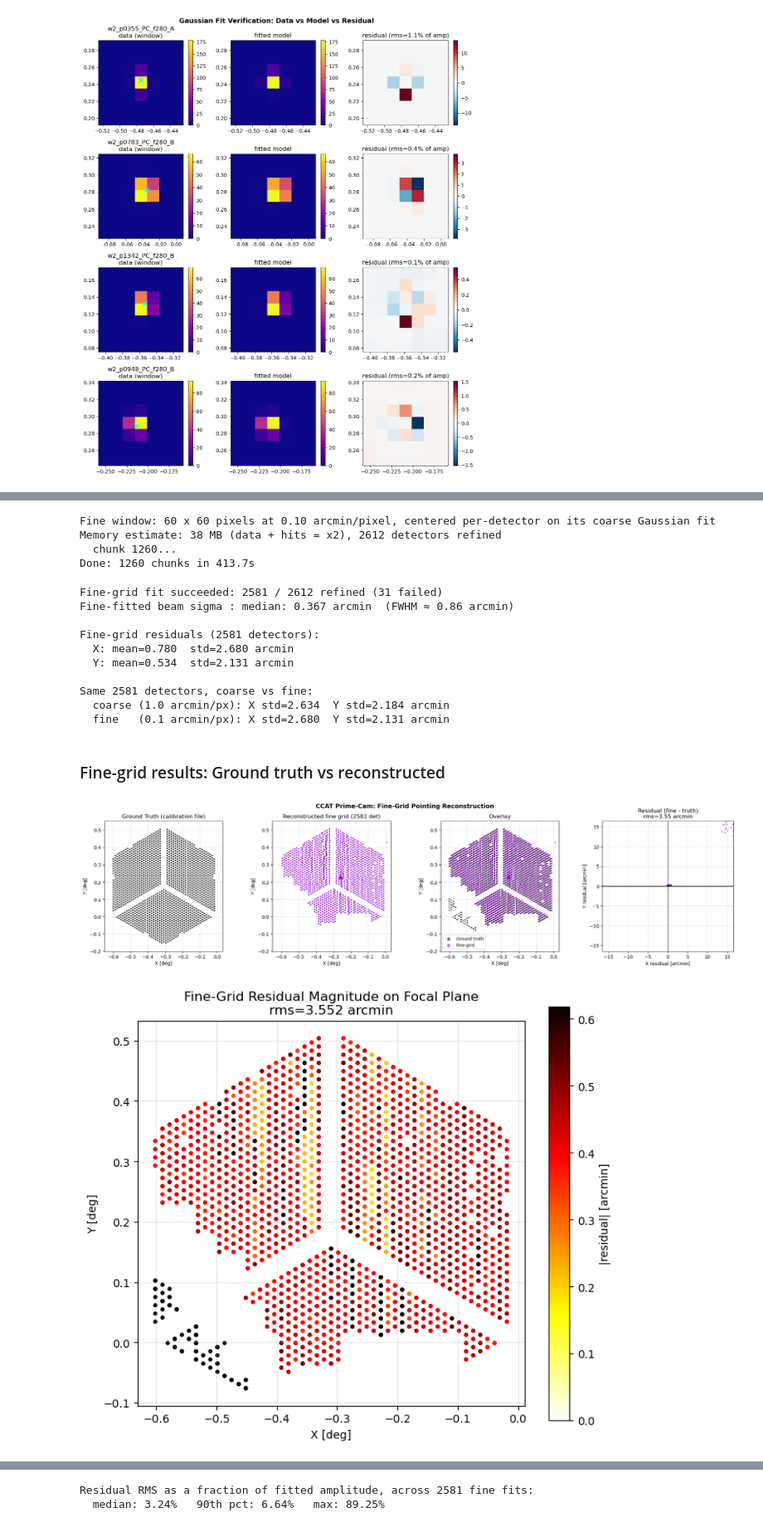
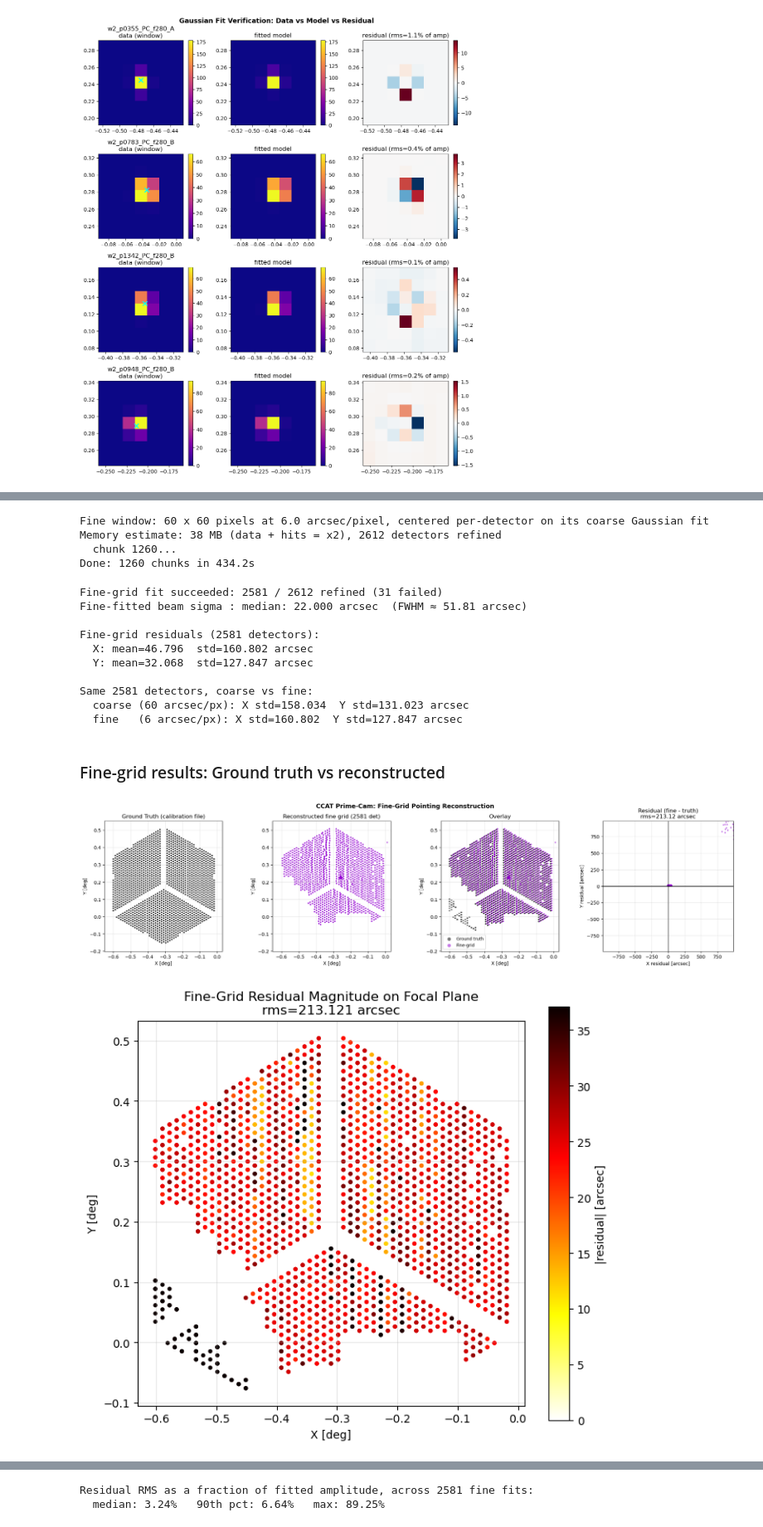
Before and after one commit to ccatobs/ql_mapmaker, a Jupyter notebook: ccat_mapmaker/notebooks/pointing_reconstruction.ipynb, the cells around one changed output, grey strips where cells are left out. Shown at 83% size. Cells and saved outputs as stored; diff of their text form; code cells hidden in the pictures.

```diff
--- a/ccat_mapmaker/notebooks/pointing_reconstruction.ipynb
+++ b/ccat_mapmaker/notebooks/pointing_reconstruction.ipynb
@@ -193,7 +193,7 @@ For each detector, bin its signal into a 2D focal plane map using the boresight
 # %%
 # Focal plane coordinate grid centred at the 0,0
 # This method is just peak pixel
-recon_res_deg = RECON_RES_ARCMIN / 60.0
+recon_res_deg = RECON_RES_ARCSEC / 3600.0
 fp_edges_u, fp_edges_v = make_map_edges(
     ra0_deg=0.0, dec0_deg=0.0,
     xlen_deg=RECON_XLEN, ylen_deg=RECON_YLEN,
@@ -201,6 +201,6 @@ fp_edges_u, fp_edges_v = make_map_edges(
 )
 ny = len(fp_edges_v) - 1
 nx = len(fp_edges_u) - 1
-print(f'Reconstruction grid: {ny} x {nx} pixels at {RECON_RES_ARCMIN:.1f} arcmin/pixel')
+print(f'Reconstruction grid: {ny} x {nx} pixels at {RECON_RES_ARCSEC:.0f} arcsec/pixel')
 print(f'Memory estimate: {len(nominal) * ny * nx * 4 / 1e6:.0f} MB per array (data + hits = x2)')
 # %% [output]
@@ -519,7 +519,7 @@ def _fit_window(j):
     xw = u_centres[ix0:ix1]
     yw = v_centres[iy0:iy1]
     XX, YY = np.meshgrid(xw, yw)
-    model = _gauss2d((XX, YY), gauss_amp[j], gauss_x[j], gauss_y[j], gauss_sigma[j] / 60.0, gauss_bg[j])
+    model = _gauss2d((XX, YY), gauss_amp[j], gauss_x[j], gauss_y[j], gauss_sigma[j] / 3600.0, gauss_bg[j])
     return win, model, xw, yw
 
 resid_frac = np.full(n_sel, np.nan)
@@ -582,8 +582,8 @@ Instead: reuse each detector's already-known coarse center (`gauss_x`/`gauss_y`)
 # %%
 FINE_HALFWIDTH_DEG = 0.05   # +-0.05 deg -> 0.1 deg window per detector
-FINE_RES_ARCMIN    = 0.1    # 10x finer than the coarse 1.0 arcmin grid
+FINE_RES_ARCSEC    = 6.0    # 10x finer than the coarse 60 arcsec grid
 
-fine_res_deg = FINE_RES_ARCMIN / 60.0
+fine_res_deg = FINE_RES_ARCSEC / 3600.0
 fine_edges_u, fine_edges_v = make_map_edges(
     ra0_deg=0.0, dec0_deg=0.0,
     xlen_deg=2 * FINE_HALFWIDTH_DEG, ylen_deg=2 * FINE_HALFWIDTH_DEG,
@@ -591,7 +591,7 @@ fine_edges_u, fine_edges_v = make_map_edges(
 )
 fine_ny = len(fine_edges_v) - 1
 fine_nx = len(fine_edges_u) - 1
-print(f'Fine window: {fine_ny} x {fine_nx} pixels at {FINE_RES_ARCMIN:.2f} arcmin/pixel, '
+print(f'Fine window: {fine_ny} x {fine_nx} pixels at {FINE_RES_ARCSEC:.1f} arcsec/pixel, '
       f'centered per-detector on its coarse Gaussian fit')
 
 # Only refine detectors that already have a usable coarse center
@@ -642,15 +642,15 @@ for chunk in iter_g3_chunks(cfg):
 
 print(f'\nDone: {n_chunks} chunks in {time.perf_counter() - t0:.1f}s')
 # %% [output]
-Fine window: 60 x 60 pixels at 0.10 arcmin/pixel, centered per-detector on its coarse Gaussian fit
+Fine window: 60 x 60 pixels at 6.0 arcsec/pixel, centered per-detector on its coarse Gaussian fit
 Memory estimate: 38 MB (data + hits = x2), 2612 detectors refined
   chunk 1260...
-Done: 1260 chunks in 413.7s
+Done: 1260 chunks in 434.2s
 # %%
 fine_u_centres = 0.5 * (fine_edges_u[:-1] + fine_edges_u[1:])
 fine_v_centres = 0.5 * (fine_edges_v[:-1] + fine_edges_v[1:])
 
-FINE_GAUSS_HALF_WIN = 5   # +-5 pixels at 0.1 arcmin/pixel -> ~1 arcmin window, well-sampled beam
+FINE_GAUSS_HALF_WIN = 5   # +-5 pixels at 6 arcsec/pixel -> ~60 arcsec window, well-sampled beam
 MIN_FINITE_PIX = 10       # need at least this many sampled pixels to fit 5 free parameters
 
 fine_x     = np.full(n_sel, np.nan)
@@ -701,7 +701,7 @@ for k, j in enumerate(refine_idx):
         # grid was centered on the coarse guess -- shift back to add it in
         fine_x[j]     = popt[1] + refine_center_x[k]
         fine_y[j]     = popt[2] + refine_center_y[k]
-        fine_sigma[j] = abs(popt[3]) * 60
+        fine_sigma[j] = abs(popt[3]) * 3600   # deg → arcsec
         fine_amp[j]   = popt[0]
         fine_bg[j]    = popt[4]
         n_fine_ok += 1
@@ -711,34 +711,35 @@ for k, j in enumerate(refine_idx):
 fine_valid = np.isfinite(fine_x) & np.isfinite(fine_y)
 print(f'Fine-grid fit succeeded: {fine_valid.sum()} / {n_refine} refined '
       f'({n_fine_fail} failed)')
-print(f'Fine-fitted beam sigma : median: {np.nanmedian(fine_sigma):.3f} arcmin  '
-      f'(FWHM ≈ {np.nanmedian(fine_sigma) * 2.355:.2f} arcmin)')
+print(f'Fine-fitted beam sigma : median: {np.nanmedian(fine_sigma):.3f} arcsec  '
+      f'(FWHM ≈ {np.nanmedian(fine_sigma) * 2.355:.2f} arcsec)')
+fine_fwhm_arcsec = np.nanmedian(fine_sigma) * 2.355   # reused below to express residuals as a fraction of the beam
 
-dx_fine = (fine_x[fine_valid] - nom_x_sel[fine_valid]) * 60
-dy_fine = (fine_y[fine_valid] - nom_y_sel[fine_valid]) * 60
+dx_fine = (fine_x[fine_valid] - nom_x_sel[fine_valid]) * 3600
+dy_fine = (fine_y[fine_valid] - nom_y_sel[fine_valid]) * 3600
 print(f'\nFine-grid residuals ({fine_valid.sum()} detectors):')
-print(f'  X: mean={dx_fine.mean():.3f}  std={dx_fine.std():.3f} arcmin')
-print(f'  Y: mean={dy_fine.mean():.3f}  std={dy_fine.std():.3f} arcmin')
+print(f'  X: mean={dx_fine.mean():.3f}  std={dx_fine.std():.3f} arcsec')
+print(f'  Y: mean={dy_fine.mean():.3f}  std={dy_fine.std():.3f} arcsec')
 
 both = gauss_valid & fine_valid
-dx_coarse_c = (gauss_x[both] - nom_x_sel[both]) * 60
-dy_coarse_c = (gauss_y[both] - nom_y_sel[both]) * 60
-dx_fine_c   = (fine_x[both]  - nom_x_sel[both]) * 60
-dy_fine_c   = (fine_y[both]  - nom_y_sel[both]) * 60
+dx_coarse_c = (gauss_x[both] - nom_x_sel[both]) * 3600
+dy_coarse_c = (gauss_y[both] - nom_y_sel[both]) * 3600
+dx_fine_c   = (fine_x[both]  - nom_x_sel[both]) * 3600
+dy_fine_c   = (fine_y[both]  - nom_y_sel[both]) * 3600
 print(f'\nSame {both.sum()} detectors, coarse vs fine:')
-print(f'  coarse (1.0 arcmin/px): X std={dx_coarse_c.std():.3f}  Y std={dy_coarse_c.std():.3f} arcmin')
-print(f'  fine   (0.1 arcmin/px): X std={dx_fine_c.std():.3f}  Y std={dy_fine_c.std():.3f} arcmin')
+print(f'  coarse (60 arcsec/px): X std={dx_coarse_c.std():.3f}  Y std={dy_coarse_c.std():.3f} arcsec')
+print(f'  fine   (6 arcsec/px): X std={dx_fine_c.std():.3f}  Y std={dy_fine_c.std():.3f} arcsec')
 # %% [output]
 Fine-grid fit succeeded: 2581 / 2612 refined (31 failed)
-Fine-fitted beam sigma : median: 0.367 arcmin  (FWHM ≈ 0.86 arcmin)
+Fine-fitted beam sigma : median: 22.000 arcsec  (FWHM ≈ 51.81 arcsec)
 
 Fine-grid residuals (2581 detectors):
-  X: mean=0.780  std=2.680 arcmin
-  Y: mean=0.534  std=2.131 arcmin
+  X: mean=46.796  std=160.802 arcsec
+  Y: mean=32.068  std=127.847 arcsec
 
 Same 2581 detectors, coarse vs fine:
-  coarse (1.0 arcmin/px): X std=2.634  Y std=2.184 arcmin
-  fine   (0.1 arcmin/px): X std=2.680  Y std=2.131 arcmin
+  coarse (60 arcsec/px): X std=158.034  Y std=131.023 arcsec
+  fine   (6 arcsec/px): X std=160.802  Y std=127.847 arcsec
 # %% [markdown]
 ### Fine-grid results: Ground truth vs reconstructed
 # %%
@@ -771,40 +772,40 @@ ax.set_xlim(xlim); ax.set_ylim(ylim)
 ax.set_aspect('equal'); ax.grid(alpha=0.3)
 ax.legend(markerscale=3, fontsize=9)
 
-# Residual: reuse dx_fine/dy_fine (already fine_x/fine_y - nom_x_sel/nom_y_sel, in arcmin
+# Residual: reuse dx_fine/dy_fine (already fine_x/fine_y - nom_x_sel/nom_y_sel, in arcsec
 # same sign convention as every other residual in this notebook). Needs its own, much
-# smaller axis limits residuals are ~arcmin scale, not the full focal-plane extent.
+# smaller axis limits residuals are ~arcsec scale, not the full focal-plane extent.
 ax = axes[3]
 ax.scatter(dx_fine, dy_fine, s=4, c='darkviolet', alpha=0.5)
 ax.axhline(0, color='k', linewidth=0.8)
 ax.axvline(0, color='k', linewidth=0.8)
-rlim = max(np.percentile(np.abs(np.concatenate([dx_fine, dy_fine])), 99), 0.1)
+rlim = max(np.percentile(np.abs(np.concatenate([dx_fine, dy_fine])), 99), 6)
 ax.set_xlim(-rlim, rlim); ax.set_ylim(-rlim, rlim)
-ax.set_title(f'Residual (fine - truth)\nrms={np.sqrt((dx_fine**2+dy_fine**2).mean()):.2f} arcmin')
-ax.set_xlabel('X residual [arcmin]'); ax.set_ylabel('Y residual [arcmin]')
+ax.set_title(f'Residual (fine - truth)\nrms={np.sqrt((dx_fine**2+dy_fine**2).mean()):.2f} arcsec')
+ax.set_xlabel('X residual [arcsec]'); ax.set_ylabel('Y residual [arcsec]')
 ax.set_aspect('equal'); ax.grid(alpha=0.3)
 
 fig.suptitle('CCAT Prime-Cam: Fine-Grid Pointing Reconstruction', fontsize=13, fontweight='bold')
 plt.tight_layout()
 plt.show()
 # %% [output]
-[figure, old version]
+[figure, new version]
 # %%
 # Where on the focal plane are the errors largest?
 fig, ax = plt.subplots(figsize=(7, 6))
 err_fine = np.sqrt(dx_fine**2 + dy_fine**2)
 vmax = np.percentile(err_fine, 95)
 sc = ax.scatter(nom_x_sel[fine_valid], nom_y_sel[fine_valid], c=err_fine, cmap='hot_r', s=8,
                 vmin=0, vmax=vmax)
-plt.colorbar(sc, ax=ax, label='|residual| [arcmin]')
+plt.colorbar(sc, ax=ax, label='|residual| [arcsec]')
 ax.set_title(f'Fine-Grid Residual Magnitude on Focal Plane\n'
-             f'rms={np.sqrt((dx_fine**2 + dy_fine**2).mean()):.3f} arcmin')
+             f'rms={np.sqrt((dx_fine**2 + dy_fine**2).mean()):.3f} arcsec')
 ax.set_xlabel('X [deg]'); ax.set_ylabel('Y [deg]')
 ax.set_aspect('equal'); ax.grid(alpha=0.3)
 plt.tight_layout()
 plt.show()
 # %% [output]
-[figure, old version]
+[figure, new version]
 # %%
 fig, axes = plt.subplots(1, 2, figsize=(11, 4))
 for ax, vals, label in zip(axes, [dx_fine, dy_fine], ['X residual', 'Y residual']):
```
Also changed, not shown: parts of 21 cells of this notebook, 4 other files.
